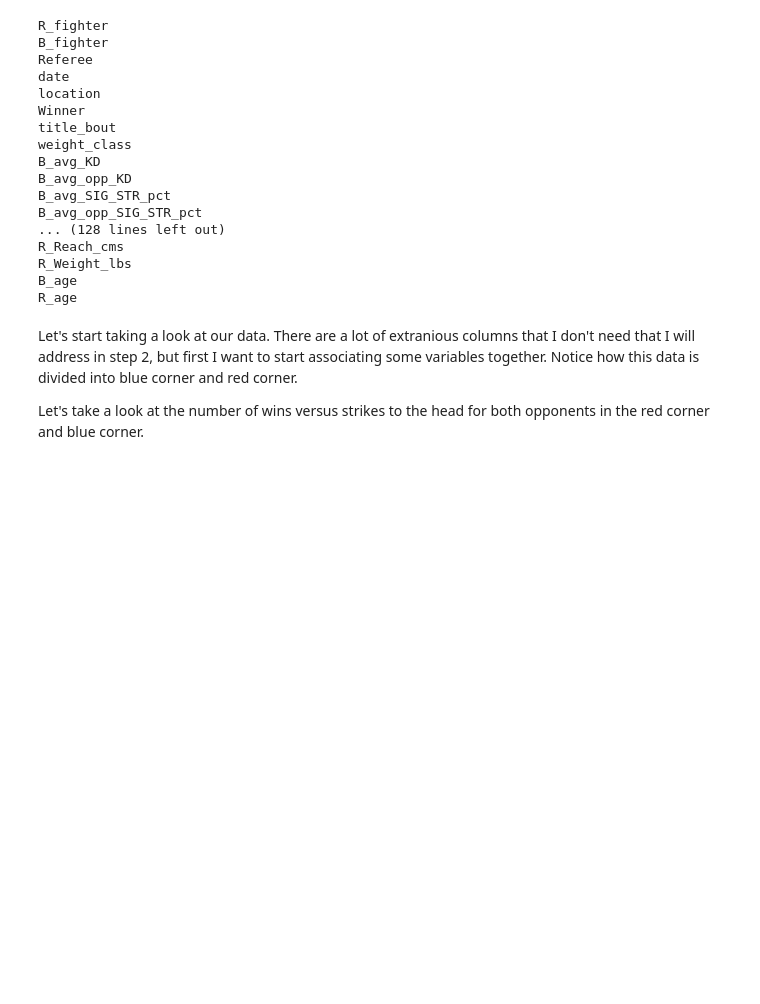
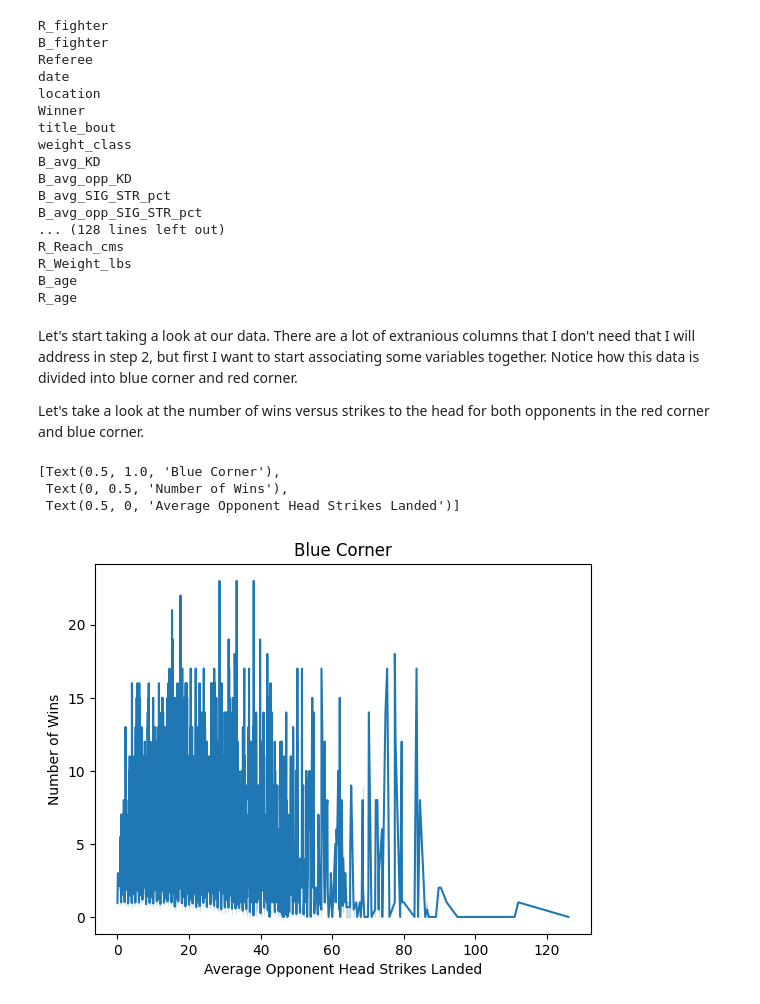
Before and after one commit to ubco-W2022T1-cosc301/project-group20, a Jupyter notebook: notebooks/analysis2.ipynb, the cells around one changed output. Cells and saved outputs as stored; diff of their text form; code cells hidden in the pictures; blank space fills up the shorter version.

```diff
--- a/notebooks/analysis2.ipynb
+++ b/notebooks/analysis2.ipynb
@@ -75,3 +75,16 @@ R_age
 Let's start taking a look at our data. There are a lot of extranious columns that I don't need that I will address in step 2, but first I want to start associating some variables together. Notice how this data is divided into blue corner and red corner.
 
 Let's take a look at the number of wins versus strikes to the head for both opponents in the red corner and blue corner.
+# %%
+ax = sns.lineplot(data = data_raw, x = data_raw["B_avg_opp_HEAD_landed"], y=data_raw["B_wins"])
+
+ax.set (
+    title = 'Blue Corner',
+    ylabel = "Number of Wins",
+    xlabel = "Average Opponent Head Strikes Landed"
+)
+# %% [output]
+[Text(0.5, 1.0, 'Blue Corner'),
+ Text(0, 0.5, 'Number of Wins'),
+ Text(0.5, 0, 'Average Opponent Head Strikes Landed')]
+[figure, added]
```
Also changed, not shown: parts of 4 cells of this notebook.
